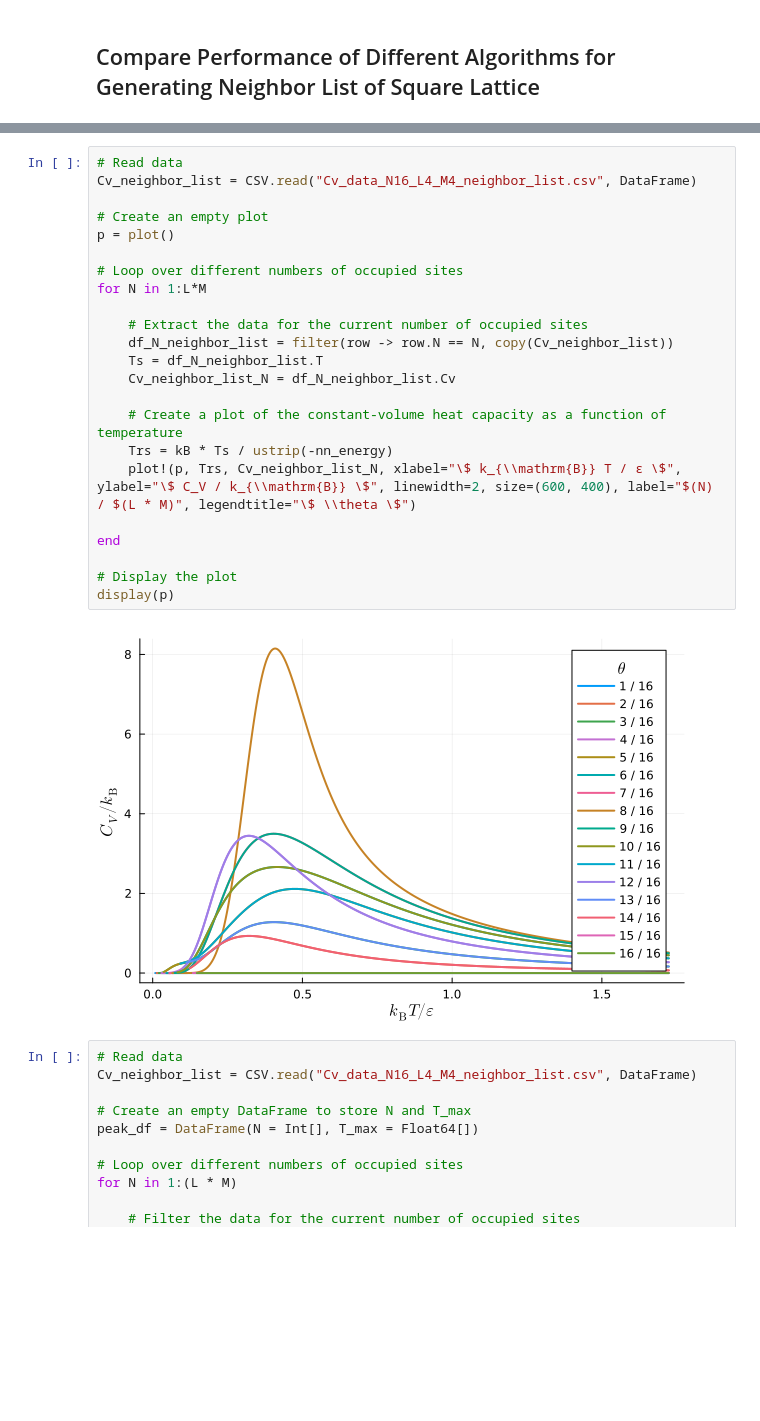
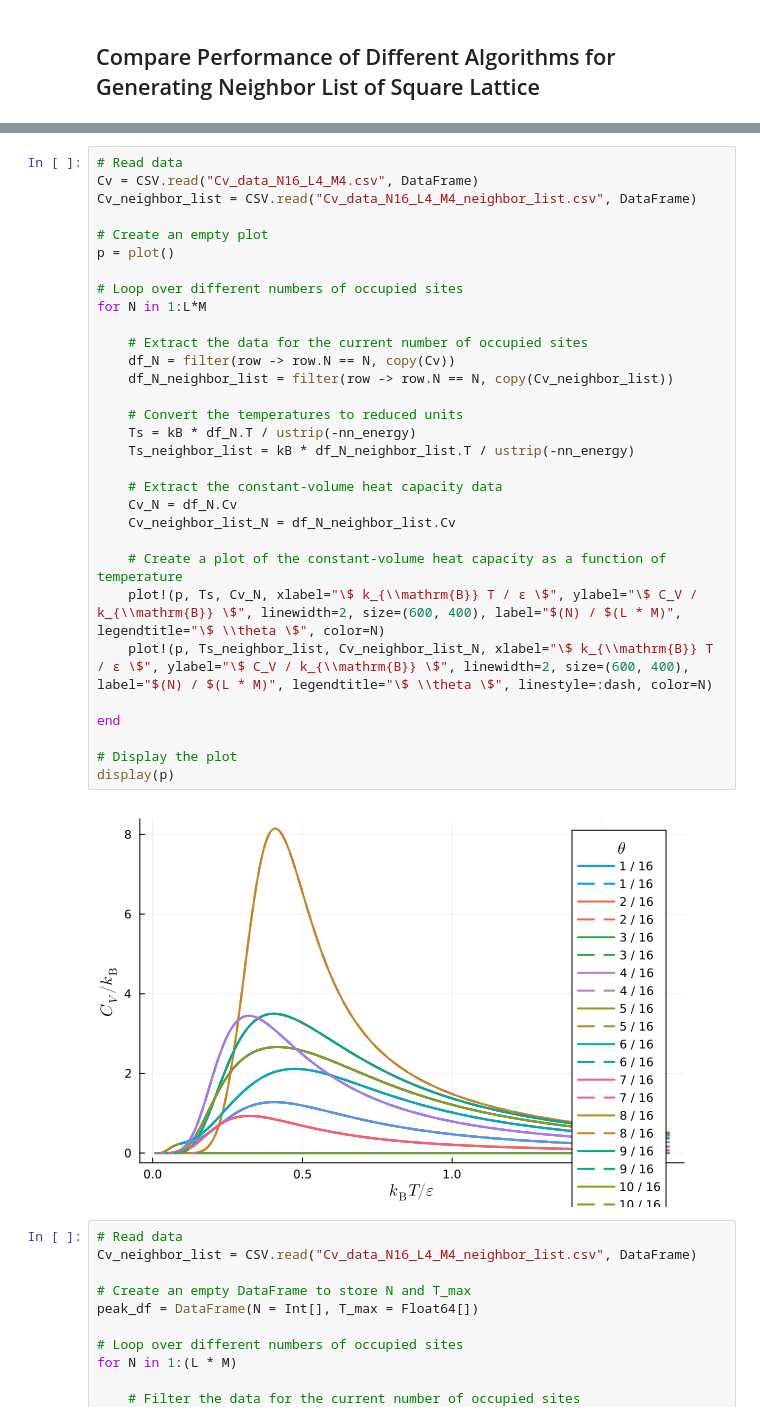
Before and after one commit to wexlergroup/FreeBird.jl, a Jupyter notebook: scripts/square-lattice-neighbor-list.ipynb, the cells around one changed output, grey strips where cells are left out. Cells and saved outputs as stored; diff of their text form; blank space fills up the shorter version.

Commit message:
Results are now the same for hard-coded and pre-computed neighbors

```diff
--- a/scripts/square-lattice-neighbor-list.ipynb
+++ b/scripts/square-lattice-neighbor-list.ipynb
@@ -276,28 +276,36 @@ Dict{Any, Int64}(-0.08 => 56, -0.0825 => 32, -0.09 => 32)
 # %%
 # Read data
+Cv = CSV.read("Cv_data_N16_L4_M4.csv", DataFrame)
 Cv_neighbor_list = CSV.read("Cv_data_N16_L4_M4_neighbor_list.csv", DataFrame)
 
 # Create an empty plot
 p = plot()
 
 # Loop over different numbers of occupied sites
 for N in 1:L*M
 
     # Extract the data for the current number of occupied sites
+    df_N = filter(row -> row.N == N, copy(Cv))
     df_N_neighbor_list = filter(row -> row.N == N, copy(Cv_neighbor_list))
-    Ts = df_N_neighbor_list.T
+
+    # Convert the temperatures to reduced units
+    Ts = kB * df_N.T / ustrip(-nn_energy)
+    Ts_neighbor_list = kB * df_N_neighbor_list.T / ustrip(-nn_energy)
+
+    # Extract the constant-volume heat capacity data
+    Cv_N = df_N.Cv
     Cv_neighbor_list_N = df_N_neighbor_list.Cv
 
     # Create a plot of the constant-volume heat capacity as a function of temperature
-    Trs = kB * Ts / ustrip(-nn_energy)
-    plot!(p, Trs, Cv_neighbor_list_N, xlabel="\$ k_{\\mathrm{B}} T / ε \$", ylabel="\$ C_V / k_{\\mathrm{B}} \$", linewidth=2, size=(600, 400), label="$(N) / $(L * M)", legendtitle="\$ \\theta \$")
+    plot!(p, Ts, Cv_N, xlabel="\$ k_{\\mathrm{B}} T / ε \$", ylabel="\$ C_V / k_{\\mathrm{B}} \$", linewidth=2, size=(600, 400), label="$(N) / $(L * M)", legendtitle="\$ \\theta \$", color=N)
+    plot!(p, Ts_neighbor_list, Cv_neighbor_list_N, xlabel="\$ k_{\\mathrm{B}} T / ε \$", ylabel="\$ C_V / k_{\\mathrm{B}} \$", linewidth=2, size=(600, 400), label="$(N) / $(L * M)", legendtitle="\$ \\theta \$", linestyle=:dash, color=N)
 
 end
 
 # Display the plot
 display(p)
 # %% [output]
-[figure, old version]
+[figure, new version]
 # %%
 # Read data
 Cv_neighbor_list = CSV.read("Cv_data_N16_L4_M4_neighbor_list.csv", DataFrame)
```
Also changed, not shown: parts of 1 cell of this notebook, 1 other file.
